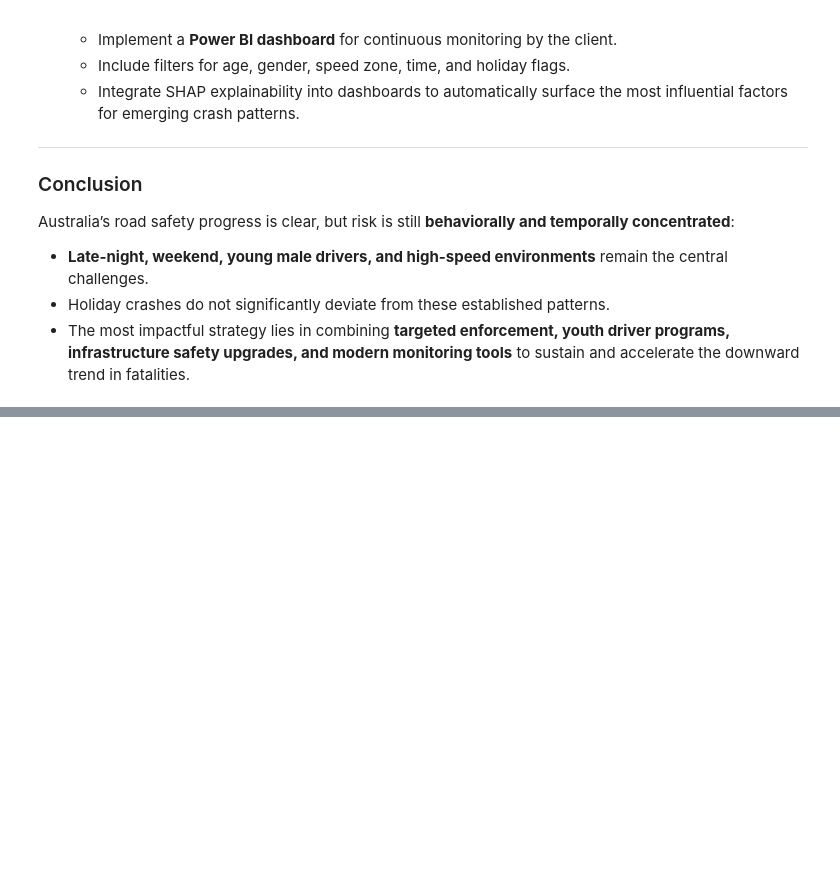
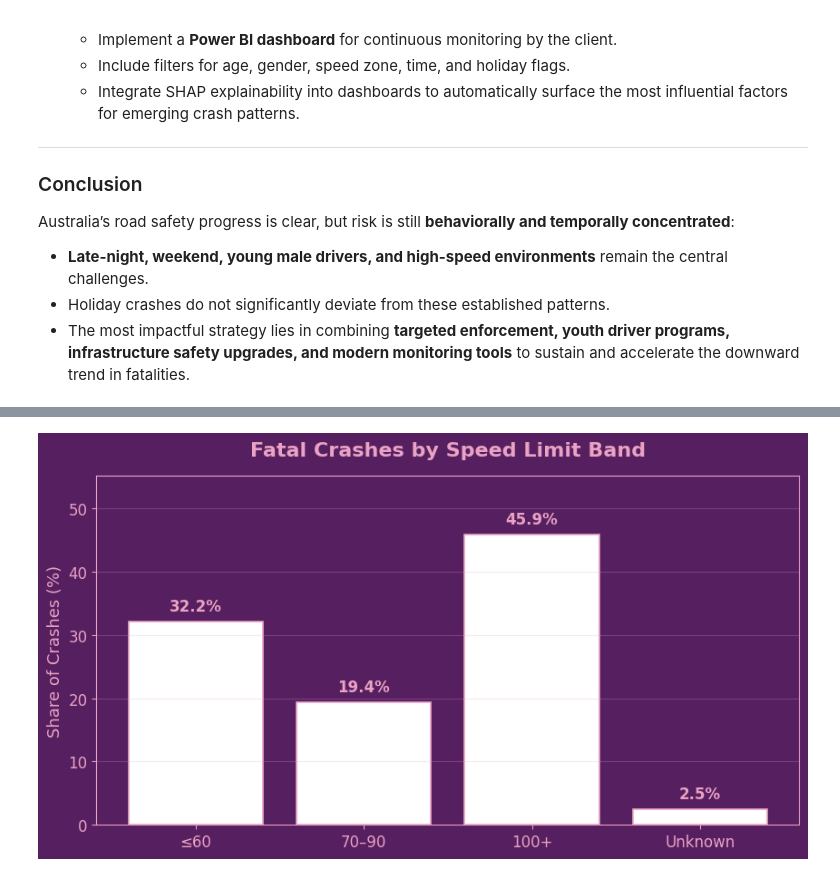
Before and after one commit to NoorullahMuhammadKhan/Noorullah-Khan-Github-Repository, a Jupyter notebook: Scyne Advisory Interview/Traffic Investigation Scyne Advisory.ipynb, the cells around one changed output, grey strips where cells are left out. Cells and saved outputs as stored; diff of their text form; code cells hidden in the pictures; blank space fills up the shorter version.

```diff
--- a/Scyne Advisory Interview/Traffic Investigation Scyne Advisory.ipynb
+++ b/Scyne Advisory Interview/Traffic Investigation Scyne Advisory.ipynb
@@ -1252,0 +1393,52 @@ Australia’s road safety progress is clear, but risk is still **behaviorally an
+# %%
+import numpy as np
+import pandas as pd
+import matplotlib.pyplot as plt
+
+# ---------- THEME ----------
+BG   = "#561f60"   # deep lavender/purple
+AXIS = "#eaa3c4"   # lavender-pink for axes/ticks/text
+BAR  = "white"     # bars
+
+# ---------- BIN SPEED LIMITS ----------
+# Keep numeric; NaN => Unknown
+sp = pd.to_numeric(df["Speed Limit"], errors="coerce")
+
+bins   = [-np.inf, 60, 90, np.inf]
+labels = ["≤60", "70–90", "100+"]
+band   = pd.cut(sp, bins=bins, labels=labels)
+
+# Build distribution including Unknown
+band = band.astype("object")
+band[sp.isna()] = "Unknown"
+
+order = ["≤60", "70–90", "100+", "Unknown"]
+counts = band.value_counts().reindex(order).fillna(0).astype(int)
+perc = (counts / counts.sum() * 100).round(1)
+
+# ---------- PLOT ----------
+fig, ax = plt.subplots(figsize=(10,5))
+ax.set_facecolor(BG); fig.patch.set_facecolor(BG)
+
+bars = ax.bar(order, perc.values, color=BAR, edgecolor=AXIS, linewidth=1.2)
+
+ax.set_title("Fatal Crashes by Speed Limit Band", color=AXIS, fontsize=16, weight="bold", pad=16)
+ax.set_ylabel("Share of Crashes (%)", color=AXIS, fontsize=13)
+ax.tick_params(colors=AXIS, labelsize=12)
+for spine in ax.spines.values():
+    spine.set_color(AXIS)
+ax.grid(axis="y", color=AXIS, alpha=0.25)
+
+# Leave headroom for labels
+ymax = max(perc.values) * 1.18 + 1
+ax.set_ylim(0, ymax)
+
+# Labels on bars
+for rect, p in zip(bars, perc.values):
+    ax.text(rect.get_x() + rect.get_width()/2, rect.get_height() + ymax*0.02,
+            f"{p:.1f}%", ha="center", va="bottom", color=AXIS, fontsize=12, weight="bold")
+
+plt.subplots_adjust(top=0.88)  # keep clear of title
+plt.show()
+# %% [output]
+[figure, added]
```
Also changed, not shown: parts of 6 cells of this notebook, 1 other file.
